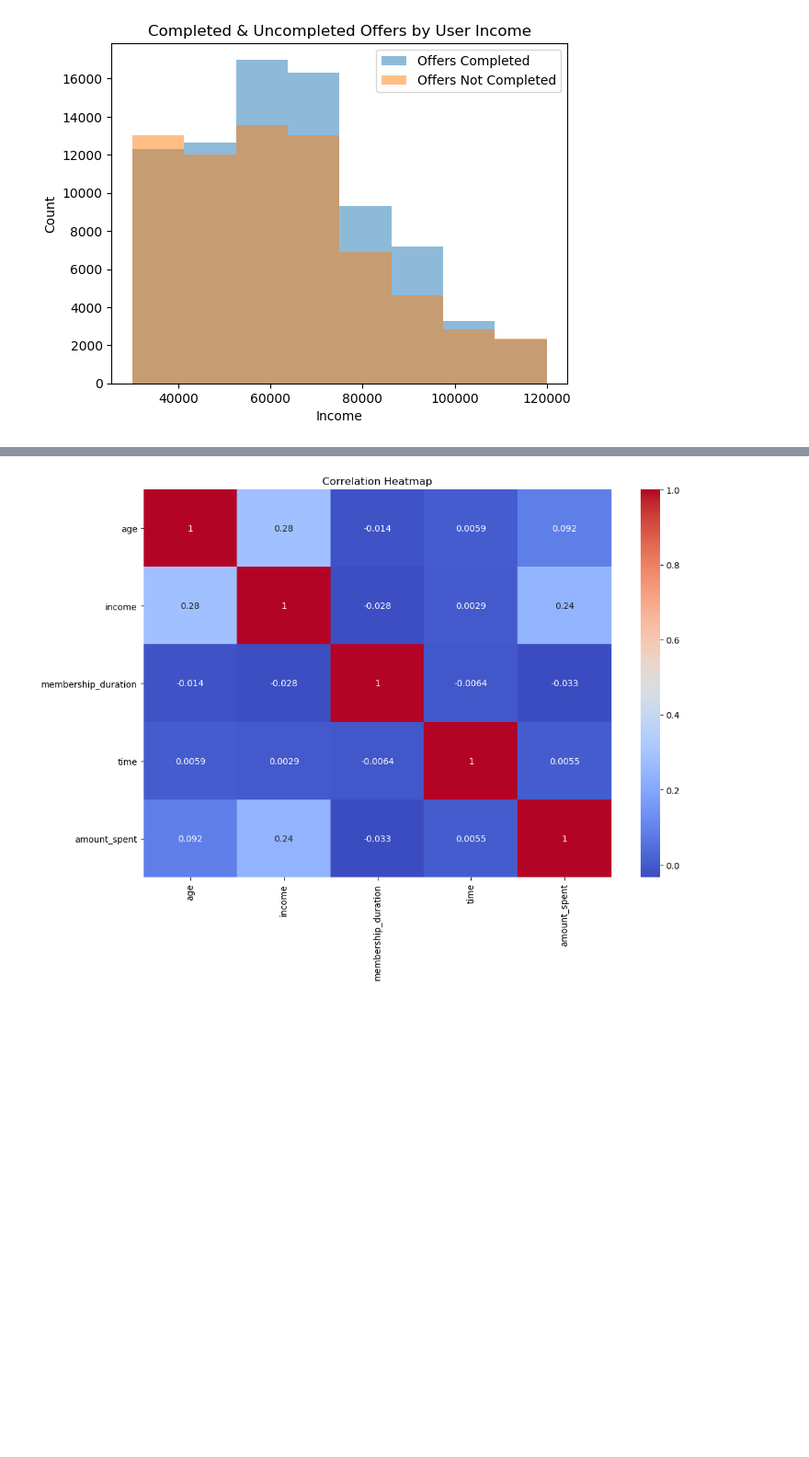
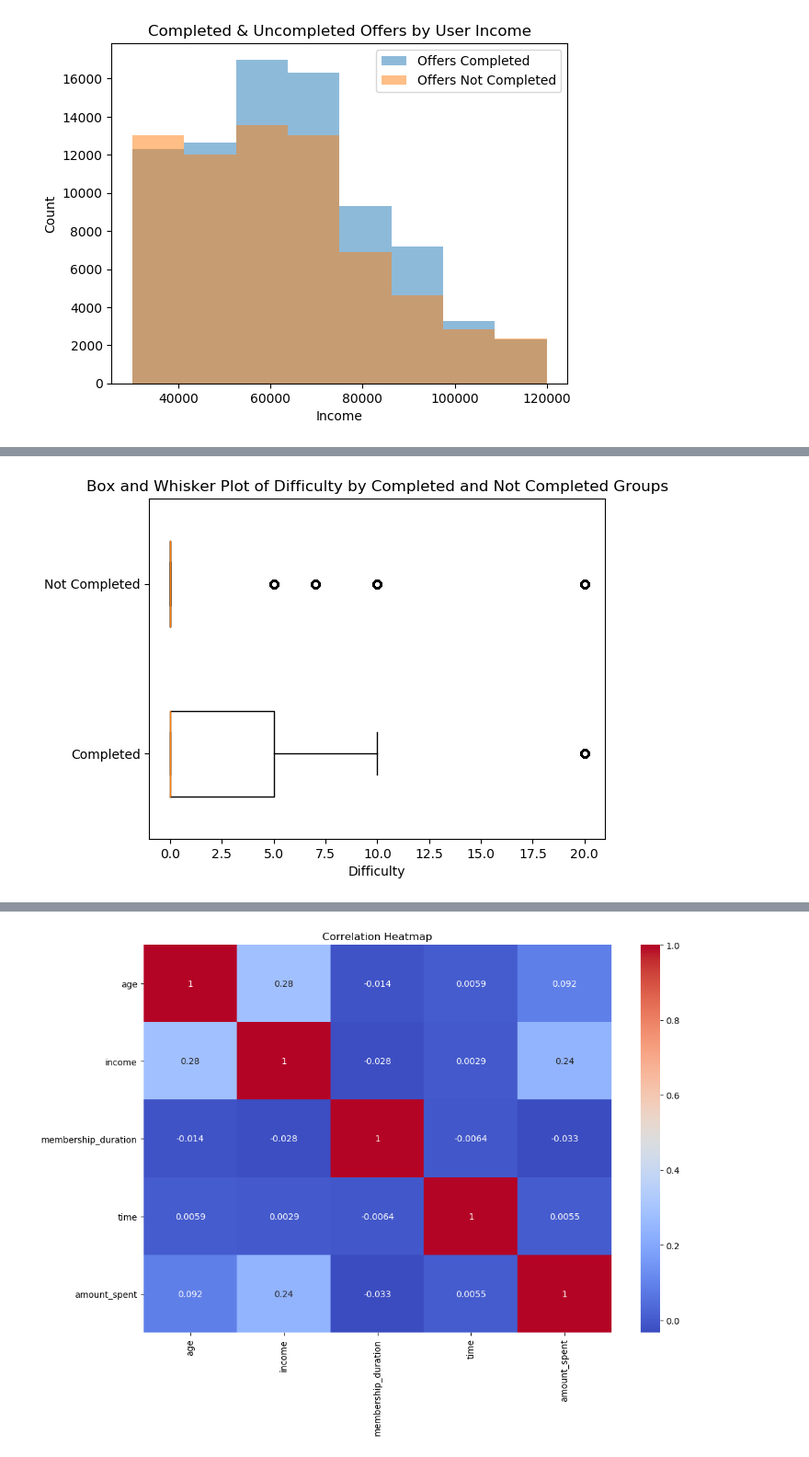
Before and after one commit to ShantiRoseCodes/aws_mle_capstone_project, a Jupyter notebook: Starbucks Capstone Exploration of Joined Tables.ipynb, the cells around one changed output, grey strips where cells are left out. Shown: that part at 92% size. Drawn from its saved outputs; the diff is of its cells as text; code cells hidden in the pictures; blank space fills up the shorter version.

```diff
--- a/Starbucks Capstone Exploration of Joined Tables.ipynb
+++ b/Starbucks Capstone Exploration of Joined Tables.ipynb
@@ -398,0 +471,24 @@ plt.show()
+# %%
+# Sample data
+completed = transaction_with_labels['difficulty'][transaction_with_labels['completed'] == 1]
+not_completed = transaction_with_labels['difficulty'][transaction_with_labels['completed'] == 0]
+
+# Create a figure and axis object
+fig, ax = plt.subplots()
+
+# Add the boxplot for completed group
+ax.boxplot(completed, vert=False, positions=[0], widths=0.5)
+
+# Add the boxplot for not completed group
+ax.boxplot(not_completed, vert=False, positions=[1], widths=0.5)
+
+# Set axis labels and title
+ax.set_yticks([0, 1])
+ax.set_yticklabels(['Completed', 'Not Completed'])
+ax.set_xlabel('Difficulty')
+ax.set_title('Box and Whisker Plot of Difficulty by Completed and Not Completed Groups')
+
+# Show the plot
+plt.show()
+# %% [output]
+[figure, added]
```
Also changed, not shown: parts of 8 cells of this notebook, 3 other files.
